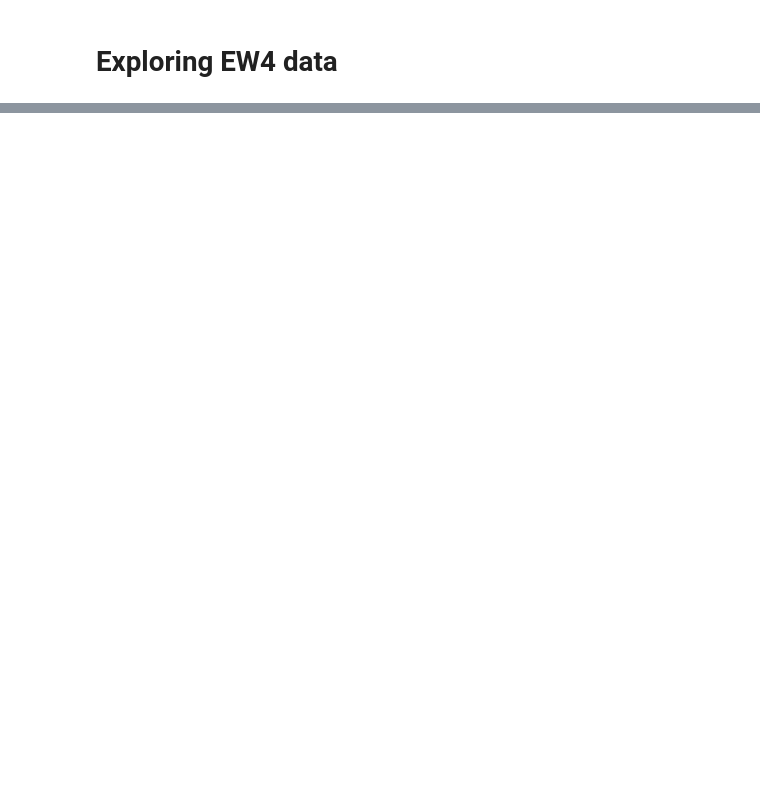
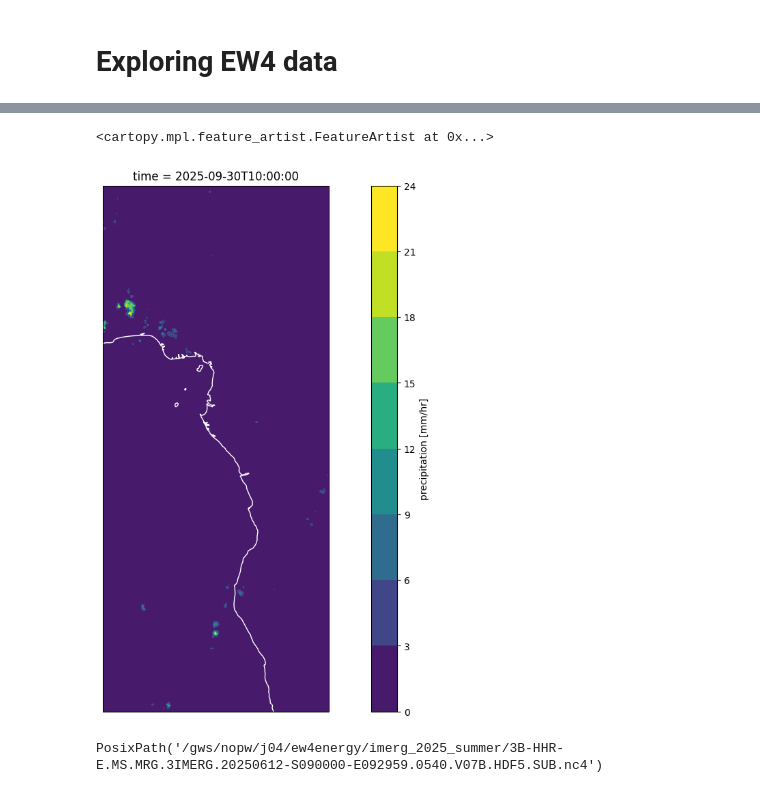
Before and after one commit to uk-gov-mirror/MetOffice.pyearthtools_jasmin, a Jupyter notebook: notebooks/ew4energy/ew4_imerg.ipynb, the cells around one changed output, grey strips where cells are left out. Drawn from its saved outputs; the diff is of its cells as text; code cells hidden in the pictures; blank space fills up the shorter version.

```diff
--- a/notebooks/ew4energy/ew4_imerg.ipynb
+++ b/notebooks/ew4energy/ew4_imerg.ipynb
@@ -38,0 +87,8 @@ imerge_precip_ds['precipitation'][0].plot.contourf(figsize=(16,10))
+# %%
+fig1 = matplotlib.pyplot.figure(figsize=(16,10))
+ax1=fig1.add_subplot(1,1,1,projection=cartopy.crs.PlateCarree())
+xr_ds1['precipitation'][0].plot.contourf(ax=ax1)
+ax1.coastlines(color='w')
+# %% [output]
+<cartopy.mpl.feature_artist.FeatureArtist at 0x...>
+[figure, added]
@@ -38,0 +110,9 @@ imerge_precip_ds['precipitation'][0].plot.contourf(figsize=(16,10))
+# %%
+get_imerg_path(
+    datetime.datetime(2025,6,12,9,0),
+    datetime.timedelta(minutes=30),
+    imerg_fname_template,
+    imerg_ew4_dir
+)
+# %% [output]
+PosixPath('/gws/nopw/j04/ew4energy/imerg_2025_summer/3B-HHR-E.MS.MRG.3IMERG.20250612-S090000-E092959.0540.V07B.HDF5.SUB.nc4')
```
Also changed, not shown: parts of 41 cells of this notebook, 2 other files.
